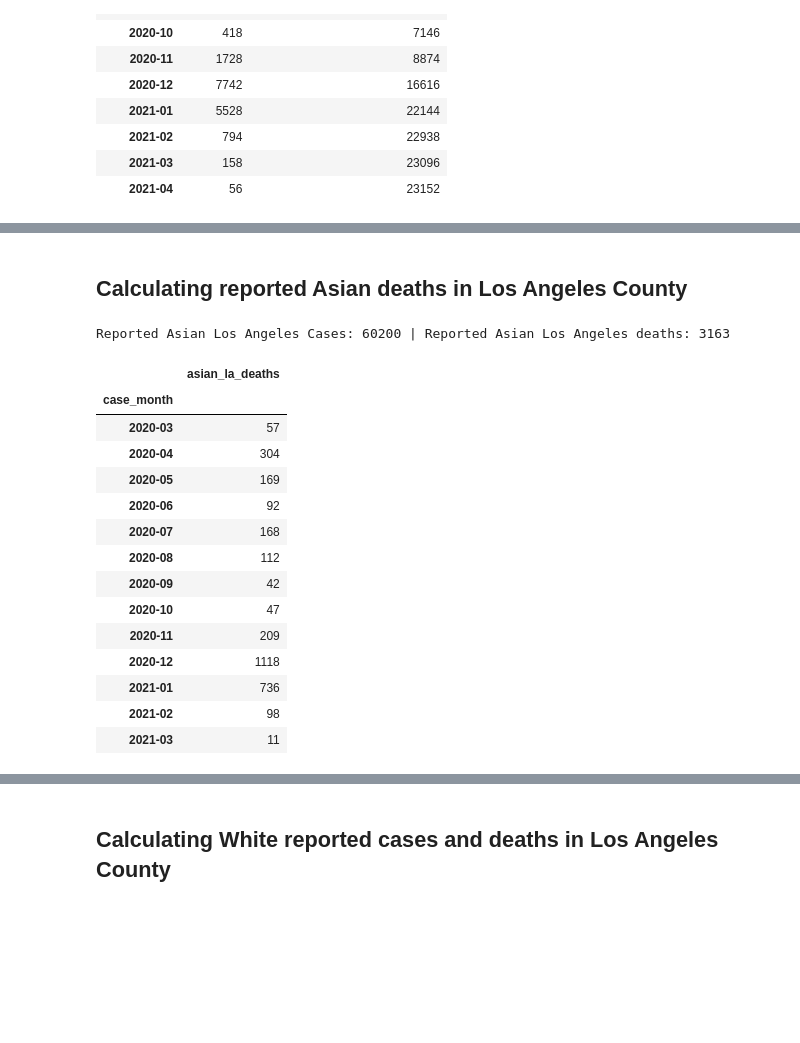
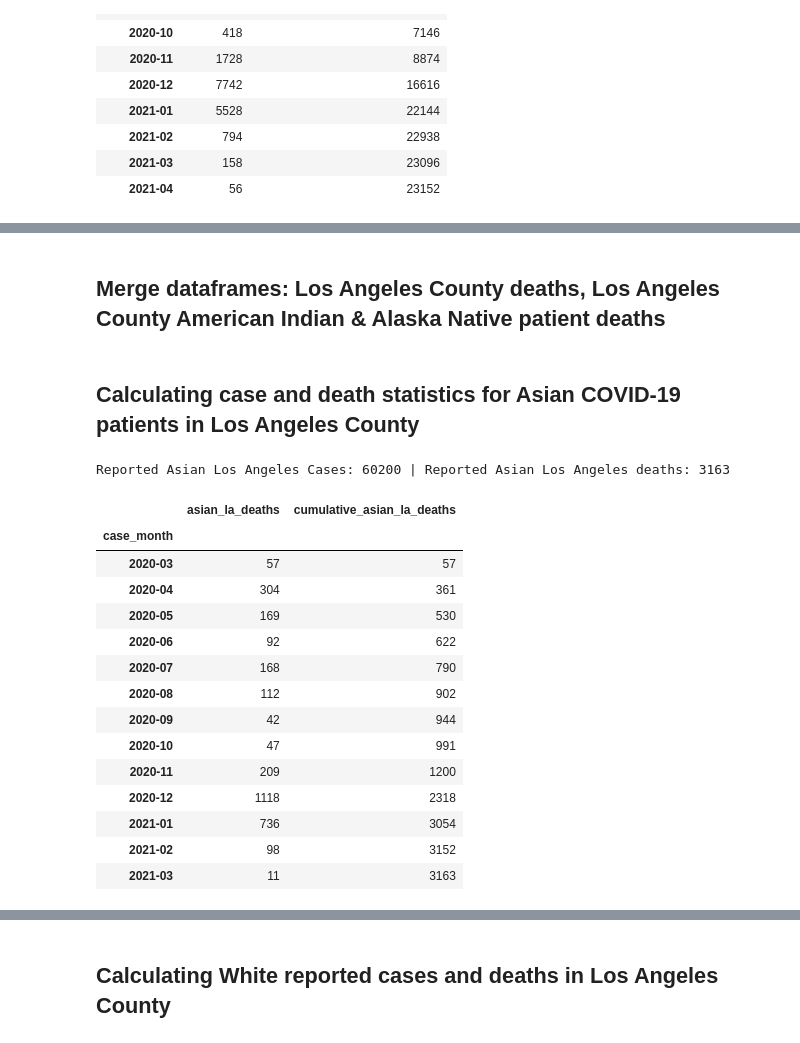
Before and after one commit to kevogil/covid-analysis, a Jupyter notebook: Notebooks/Analysis_And_Visualizations/percentage_deaths_vs_population_percentage.ipynb, the cells around one changed output, grey strips where cells are left out. Cells and saved outputs as stored; diff of their text form; code cells hidden in the pictures; blank space fills up the shorter version.

```diff
--- a/Notebooks/Analysis_And_Visualizations/percentage_deaths_vs_population_percentage.ipynb
+++ b/Notebooks/Analysis_And_Visualizations/percentage_deaths_vs_population_percentage.ipynb
@@ -189,0 +161,2 @@ Reported Hispanic/Latino Los Angeles Cases: 117576 | Reported Hispanic/Latino Lo
+# %% [markdown]
+## Merge dataframes: Los Angeles County deaths, Los Angeles County American Indian & Alaska Native patient deaths
@@ -190,33 +182,55 @@ Reported Hispanic/Latino Los Angeles Cases: 117576 | Reported Hispanic/Latino Lo
 # %% [markdown]
-## Calculating reported Asian deaths in Los Angeles County
+## Calculating case and death statistics for Asian COVID-19 patients in Los Angeles County
 # %%
+# Isolate rows pertaining to cases of Asian COVID-19 patients Los Angles County
 asian_los_angeles_case_surveillance_df = pd.DataFrame(los_angeles_case_surveillance_df.loc[los_angeles_case_surveillance_df["race/ethnicity"] == "Asian"])
 
+# Find the number of COVID-19 cases for Asian patients in Los Angeles County
 asian_los_angeles_cases = asian_los_angeles_case_surveillance_df.shape[0]
+
+# Find the number of COVID-19 deaths for Asian patients in Los Angeles County
 asian_los_angeles_deaths = asian_los_angeles_case_surveillance_df.loc[asian_los_angeles_case_surveillance_df["death_yn"] == "Yes"].shape[0]
 
-
+# Calculate cumulative COVID-19 deaths each month for Asian patients in Los Angeles County
 asian_los_angeles_deaths_by_month_df = pd.DataFrame(asian_los_angeles_case_surveillance_df[["case_month","death_yn"]]
                                                  .loc[asian_los_angeles_case_surveillance_df[["case_month","death_yn"]]["death_yn"] == "Yes"]
                                                  .groupby(by="case_month").count())
 
+# Rename "death_yn" column to "asian_la_deaths"
 asian_los_angeles_deaths_by_month_df = asian_los_angeles_deaths_by_month_df.rename(columns={"death_yn" : "asian_la_deaths"})
+
+# Calculate cumulative COVID-19 deaths of Asian patients each month in Los Angeles County
+asian_los_angeles_deaths_by_month_series = asian_los_angeles_deaths_by_month_df["asian_la_deaths"]
+
+cumulative_asian_los_angeles_deaths = [asian_los_angeles_deaths_by_month_series.iloc[0]]
+current_month_cumulative_asian_deaths = asian_los_angeles_deaths_by_month_series.iloc[0]
+
+for idx in range(len(asian_los_angeles_deaths_by_month_series)-1):
+    current_month_cumulative_asian_deaths = current_month_cumulative_asian_deaths + asian_los_angeles_deaths_by_month_series[idx+1]
+    cumulative_asian_los_angeles_deaths.append(current_month_cumulative_asian_deaths)
+
+# Add monthly cumulative deaths of Asian patients to Los Angeles County Asian patient deaths dataframe
+asian_los_angeles_deaths_by_month_df["cumulative_asian_la_deaths"] = cumulative_asian_los_angeles_deaths
+
+# Print total Los Angles County cases and deaths for Asian patients
 print(f"Reported Asian Los Angeles Cases: {asian_los_angeles_cases} | Reported Asian Los Angeles deaths: {asian_los_angeles_deaths}")
+
+# Display Los Angeles County Asian patient deaths dataframe
 asian_los_angeles_deaths_by_month_df
 # %% [output]
 Reported Asian Los Angeles Cases: 60200 | Reported Asian Los Angeles deaths: 3163
-|  | asian_la_deaths |
-| case_month |  |
-| 2020-03 | 57 |
-| 2020-04 | 304 |
-| 2020-05 | 169 |
-| 2020-06 | 92 |
-| 2020-07 | 168 |
-| 2020-08 | 112 |
-| 2020-09 | 42 |
-| 2020-10 | 47 |
-| 2020-11 | 209 |
-| 2020-12 | 1118 |
-| 2021-01 | 736 |
-| 2021-02 | 98 |
-| 2021-03 | 11 |
+|  | asian_la_deaths | cumulative_asian_la_deaths |
+| case_month |  |  |
+| 2020-03 | 57 | 57 |
+| 2020-04 | 304 | 361 |
+| 2020-05 | 169 | 530 |
+| 2020-06 | 92 | 622 |
+| 2020-07 | 168 | 790 |
+| 2020-08 | 112 | 902 |
+| 2020-09 | 42 | 944 |
+| 2020-10 | 47 | 991 |
+| 2020-11 | 209 | 1200 |
+| 2020-12 | 1118 | 2318 |
+| 2021-01 | 736 | 3054 |
+| 2021-02 | 98 | 3152 |
+| 2021-03 | 11 | 3163 |
```
Also changed, not shown: parts of 26 cells of this notebook.
